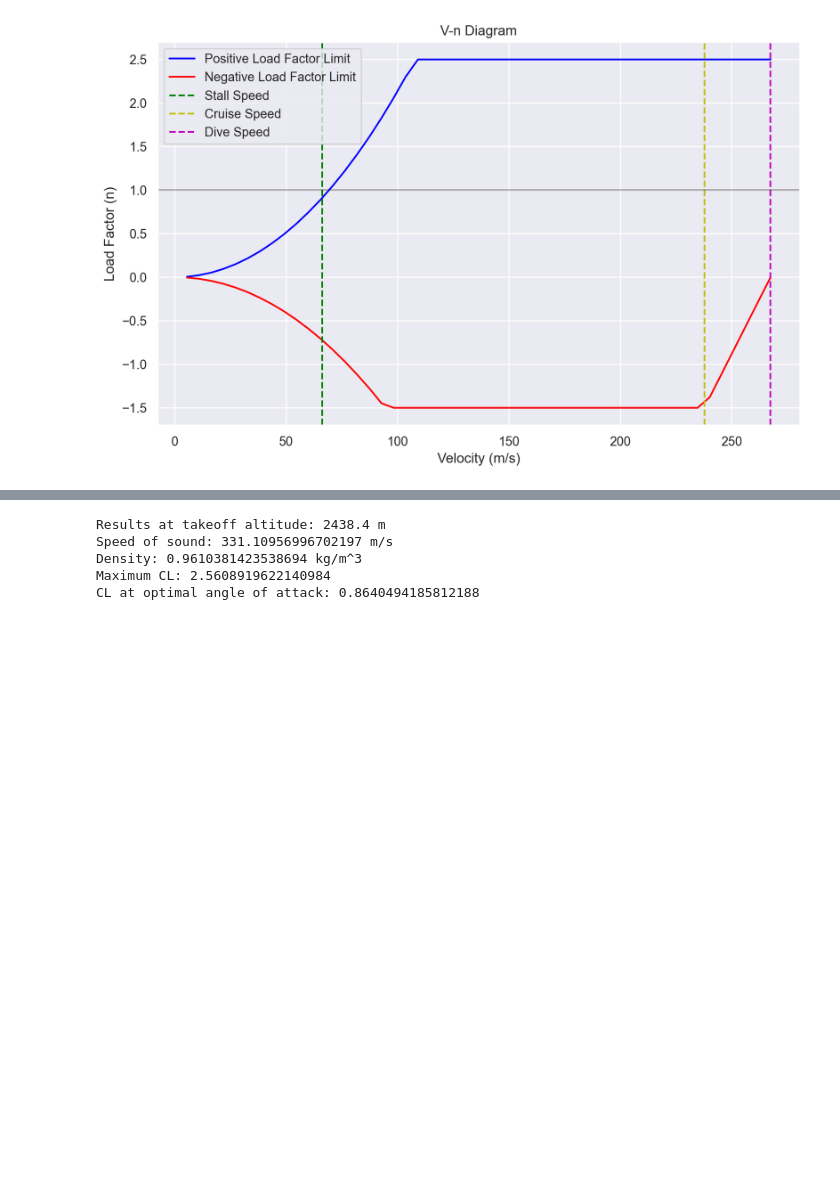
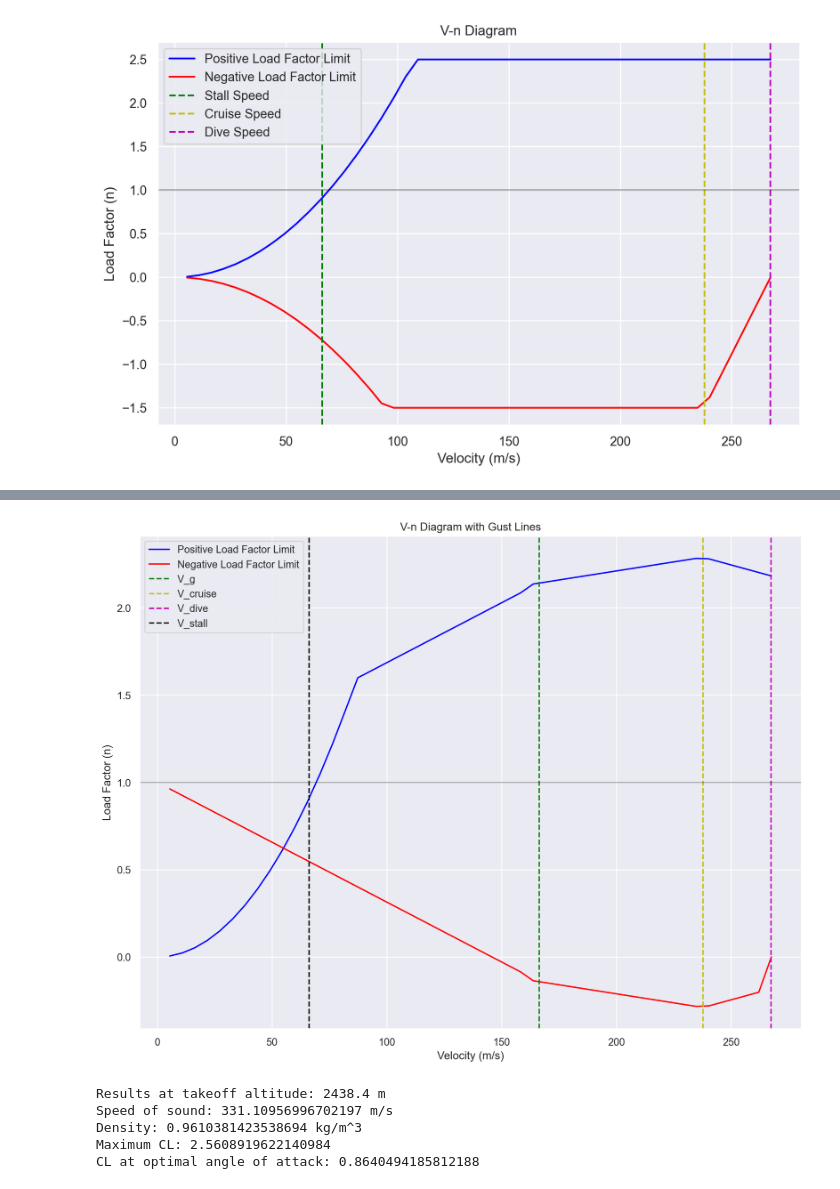
Before and after one commit to ezzatisawesome/ace-1, a Jupyter notebook: model.ipynb, the cells around one changed output, grey strips where cells are left out. Cells and saved outputs as stored; diff of their text form; code cells hidden in the pictures; blank space fills up the shorter version.

```diff
--- a/model.ipynb
+++ b/model.ipynb
@@ -553,3 +615,24 @@ plt.show()
+# %%
+# Combine the limits of the V-n diagram with the gust lines
+top_limit = np.minimum(lift_maxes, n_max)
+bottom_limit = np.maximum(np.minimum(lift_mins,0), n_min)
+
+plt.figure(figsize=(12.8, 9.6))
+plt.plot(speeds, top_limit, 'b-', label='Positive Load Factor Limit')
+plt.plot(speeds, bottom_limit, 'r-', label='Negative Load Factor Limit')
+plt.grid(True)
+plt.axvline(x=v_g, color='g', linestyle='--', label='V_g')
+plt.axvline(x=cruise_speed, color='y', linestyle='--', label='V_cruise')
+plt.axvline(x=v_dive, color='m', linestyle='--', label='V_dive')
+plt.axvline(x=v_stall, color='k', linestyle='--', label='V_stall')
+plt.axhline(y=1, color='k', linestyle='-', alpha=0.3)
+plt.xlabel('Velocity (m/s)')
+plt.ylabel('Load Factor (n)')
+plt.title('V-n Diagram with Gust Lines')
+plt.legend()
+plt.show()
+# %% [output]
+[figure, added]
 # %%
 # Calculate CL at a takeoff altitude
 takeoff_altitude = 2438.4  # [m] - example altitude
```
Also changed, not shown: parts of 4 cells of this notebook.
